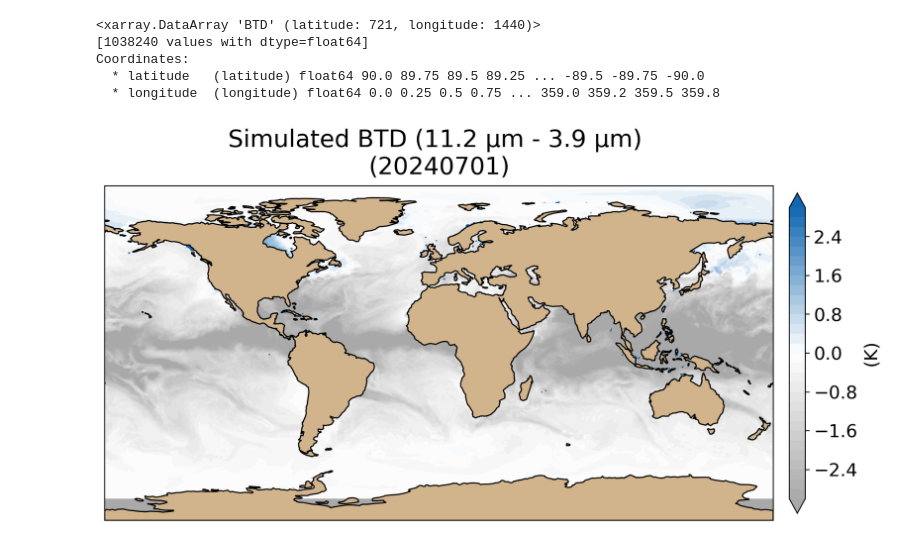
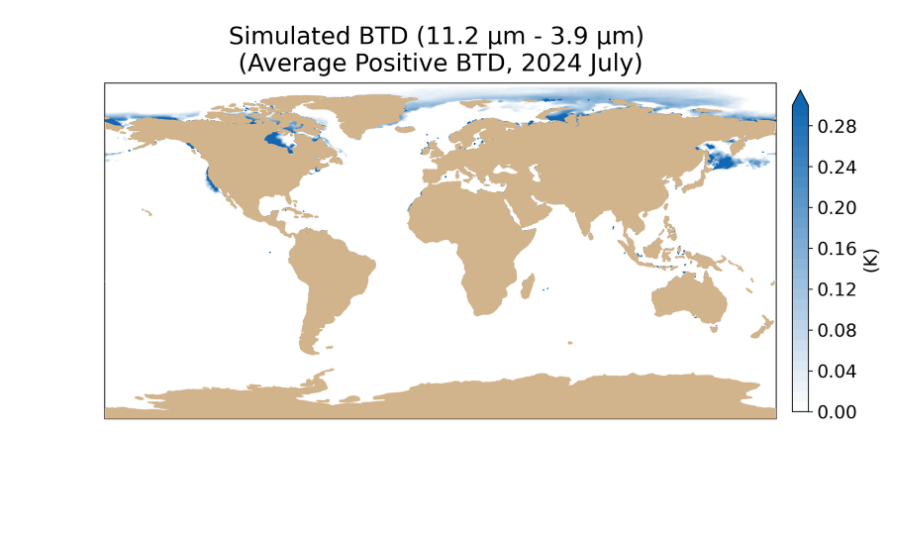
Before and after one commit to jesseturner/FLC_Workspace_3, a Jupyter notebook: FLCI_composite.ipynb, the cells around one changed output. Cells and saved outputs as stored; diff of their text form; code cells hidden in the pictures; blank space fills up the shorter version.

Commit message:
Composite image generation is ready

```diff
--- a/FLCI_composite.ipynb
+++ b/FLCI_composite.ipynb
@@ -10,11 +7,18 @@ global_FLCI = xr.open_dataarray("composite/global/global_"+date_str+".nc")
-# %%
-global_FLCI
-# %% [output]
-<xarray.DataArray 'BTD' (latitude: 721, longitude: 1440)>
-[1038240 values with dtype=float64]
-Coordinates:
-  * latitude   (latitude) float64 90.0 89.75 89.5 89.25 ... -89.5 -89.75 -90.0
-  * longitude  (longitude) float64 0.0 0.25 0.5 0.75 ... 359.0 359.2 359.5 359.8
+# %%
+data_arrays = []
+
+for day in range(1, 32):  # Days 1 to 31
+    date_str = f"202407{day:02d}"  # Format the day with leading zero if needed
+    # Open the DataArray for the current day
+    file_path = f"composite/global/global_{date_str}.nc"
+    data_array = xr.open_dataarray(file_path)
+    data_arrays.append(data_array)
+
+    # Set negative values to NaN (only keep positive values)
+    data_array = data_array.where(data_array > 0)
+
+# Stack the DataArrays along a new dimension, then take the mean across that dimension
+global_FLCI = xr.concat(data_arrays, dim="time").mean(dim="time")
 # %%
 lons = global_FLCI.longitude-180
 # %%
@@ -23,35 +27,37 @@ BTD = global_FLCI
 projection=ccrs.PlateCarree(central_longitude=0)
 fig,ax=plt.subplots(1, figsize=(12,12),subplot_kw={'projection': projection})
 
 #---Custom colorbar
 from matplotlib.colors import LinearSegmentedColormap
 colors = [(0, '#A9A9A9'), (0.5, 'white'), (1, '#1167b1')]  # +3 = blueish teal, 0 = white, -3 = grey
+colors = [ '#FFFFFF', '#1167b1']
+#colors = [(0, 'white'), (1, '#1167b1')]
 cmap = LinearSegmentedColormap.from_list('custom_cmap', colors)
 
 
 #---Local max and min, taking into account the zeroes from the NAN region (land)
 max_BTD = BTD.where(BTD > -20).max().item()
 min_BTD = BTD.where(BTD > -20).min().item()
 
 #---Setting the colorbar levels
-levels = np.linspace(-3, 3, 31)
+levels = np.linspace(0, 0.3, 31)
 
 #---Plotting
-c=ax.contourf(global_FLCI.longitude, global_FLCI.latitude, BTD, cmap=cmap, extend='both', levels=levels)
+c=ax.contourf(global_FLCI.longitude, global_FLCI.latitude, BTD, cmap=cmap, extend='max', levels=levels)
 
 clb = plt.colorbar(c, shrink=0.4, pad=0.02, ax=ax)
 clb.ax.tick_params(labelsize=15)
 clb.set_label('(K)', fontsize=15)
 
-ax.set_title("Simulated BTD (11.2 μm - 3.9 μm) \n("+date_str+")", fontsize=20, pad=10)
+ax.set_title("Simulated BTD (11.2 μm - 3.9 μm) \n(Average Positive BTD, 2024 July)", fontsize=20, pad=10)
 
 #--- Land in tan
-ax.add_feature(feature.LAND, zorder=100, edgecolor='#000', facecolor='tan')
+ax.add_feature(feature.LAND, zorder=100, edgecolor='tan', facecolor='tan')
 
 #---- Land in black
 #ax.add_feature(feature.LAND, zorder=100, edgecolor='#000', facecolor='#000')
 
 #--- Removed temporarily to speed up
 fig.set_dpi(200)
 # %% [output]
-[figure, old version]
+[figure, new version]
```
Also changed, not shown: parts of 3 cells of this notebook, 8 other files.
